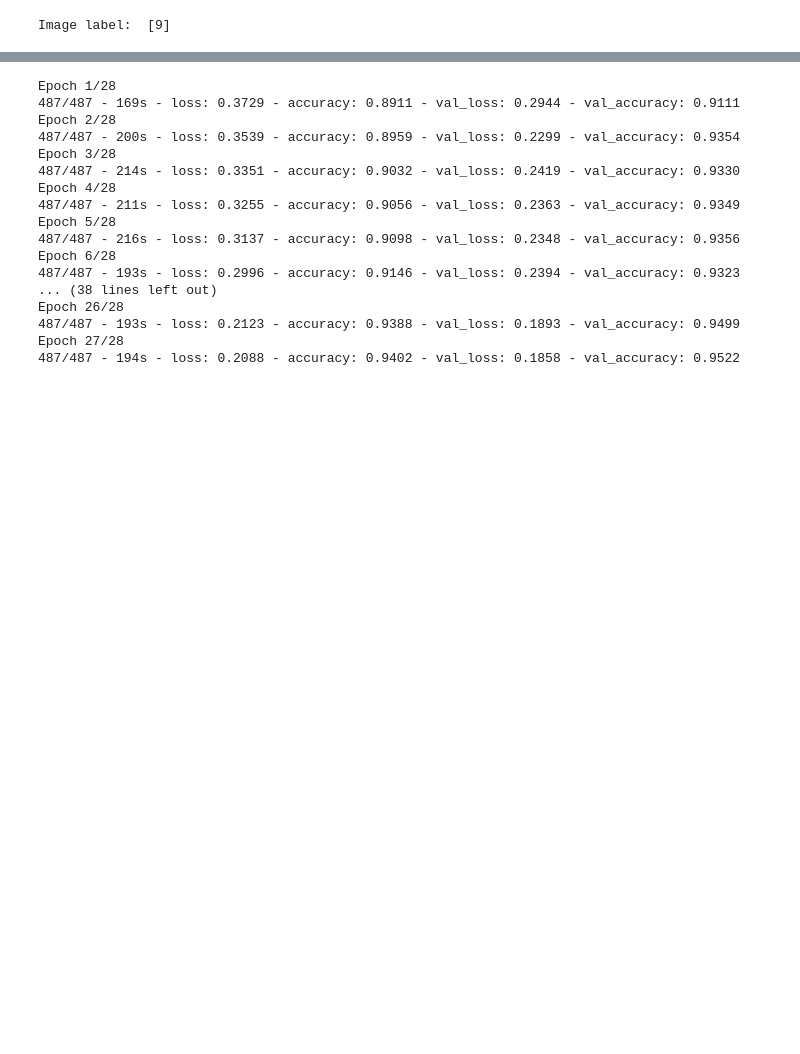
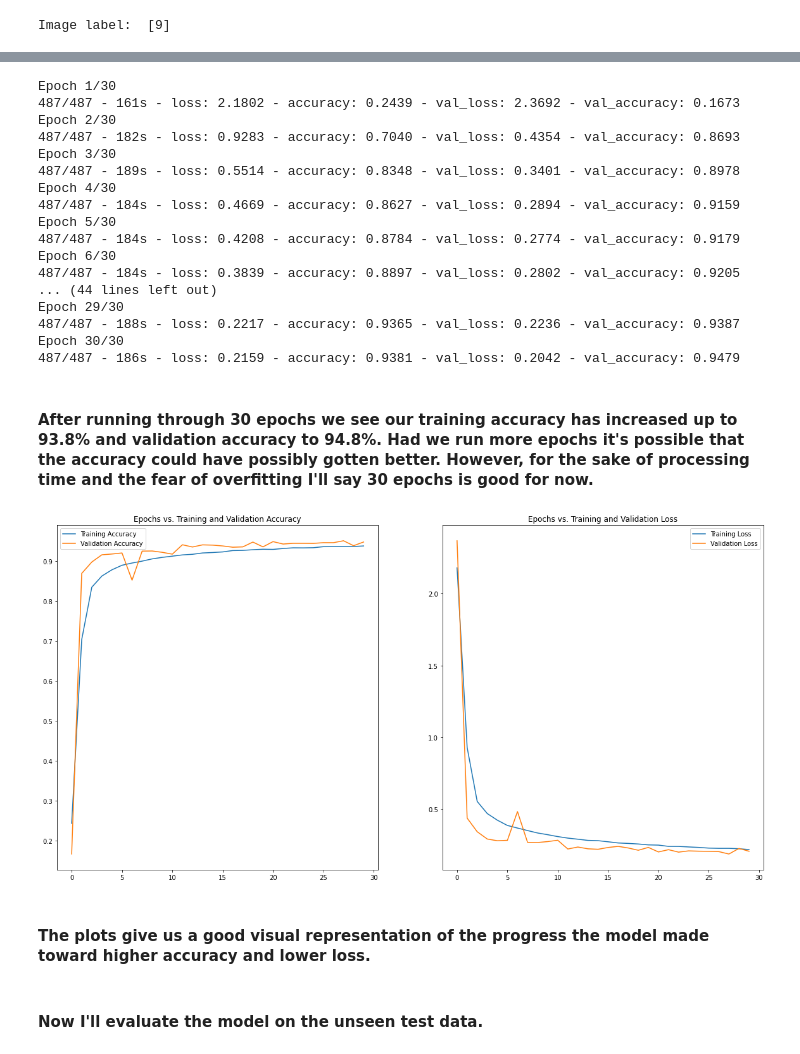
Before and after one commit to jabsneve/Computer_Vision_Capstone, a Jupyter notebook: Notebooks/CV Modeling.ipynb, the cells around one changed output, grey strips where cells are left out. Drawn from its saved outputs; the diff is of its cells as text; code cells hidden in the pictures; blank space fills up the shorter version.

```diff
--- a/Notebooks/CV Modeling.ipynb
+++ b/Notebooks/CV Modeling.ipynb
@@ -119,26 +287,60 @@ Trainable params: 555,690
 Non-trainable params: 896
 _________________________________________________________________
 # %%
-report = model.fit(datagen.flow(X_train, y_train, batch_size=128),
-                   epochs=28,
+report = model.fit(augdata.flow(X_train, y_train, batch_size=128),
+                   epochs=30,
                    validation_data=(X_valid, y_valid),
+                   # added early stopping callback to reduce overfitting
                    callbacks=[early_stopping],
                    verbose=2)
 # %% [output]
-Epoch 1/28
-487/487 - 169s - loss: 0.3729 - accuracy: 0.8911 - val_loss: 0.2944 - val_accuracy: 0.9111
-Epoch 2/28
-487/487 - 200s - loss: 0.3539 - accuracy: 0.8959 - val_loss: 0.2299 - val_accuracy: 0.9354
-Epoch 3/28
-487/487 - 214s - loss: 0.3351 - accuracy: 0.9032 - val_loss: 0.2419 - val_accuracy: 0.9330
-Epoch 4/28
-487/487 - 211s - loss: 0.3255 - accuracy: 0.9056 - val_loss: 0.2363 - val_accuracy: 0.9349
-Epoch 5/28
-487/487 - 216s - loss: 0.3137 - accuracy: 0.9098 - val_loss: 0.2348 - val_accuracy: 0.9356
-Epoch 6/28
-487/487 - 193s - loss: 0.2996 - accuracy: 0.9146 - val_loss: 0.2394 - val_accuracy: 0.9323
-... (38 lines left out)
-Epoch 26/28
-487/487 - 193s - loss: 0.2123 - accuracy: 0.9388 - val_loss: 0.1893 - val_accuracy: 0.9499
-Epoch 27/28
-487/487 - 194s - loss: 0.2088 - accuracy: 0.9402 - val_loss: 0.1858 - val_accuracy: 0.9522
+Epoch 1/30
+487/487 - 161s - loss: 2.1802 - accuracy: 0.2439 - val_loss: 2.3692 - val_accuracy: 0.1673
+Epoch 2/30
+487/487 - 182s - loss: 0.9283 - accuracy: 0.7040 - val_loss: 0.4354 - val_accuracy: 0.8693
+Epoch 3/30
+487/487 - 189s - loss: 0.5514 - accuracy: 0.8348 - val_loss: 0.3401 - val_accuracy: 0.8978
+Epoch 4/30
+487/487 - 184s - loss: 0.4669 - accuracy: 0.8627 - val_loss: 0.2894 - val_accuracy: 0.9159
+Epoch 5/30
+487/487 - 184s - loss: 0.4208 - accuracy: 0.8784 - val_loss: 0.2774 - val_accuracy: 0.9179
+Epoch 6/30
+487/487 - 184s - loss: 0.3839 - accuracy: 0.8897 - val_loss: 0.2802 - val_accuracy: 0.9205
+... (44 lines left out)
+Epoch 29/30
+487/487 - 188s - loss: 0.2217 - accuracy: 0.9365 - val_loss: 0.2236 - val_accuracy: 0.9387
+Epoch 30/30
+487/487 - 186s - loss: 0.2159 - accuracy: 0.9381 - val_loss: 0.2042 - val_accuracy: 0.9479
+# %% [markdown]
+#### After running through 30 epochs we see our training accuracy has increased up to 93.8% and validation accuracy to 94.8%. Had we run more epochs it's possible that the accuracy could have possibly gotten better. However, for the sake of processing time and the fear of overfitting I'll say 30 epochs is good for now.
+# %%
+# report the results of the model on the training and validation sets
+
+train_accuracy = report.history['accuracy']
+valid_accuracy = report.history['val_accuracy']
+
+train_loss = report.history['loss']
+valid_loss = report.history['val_loss']
+# %%
+# visualize the epochs vs. train and validation accuracy and loss
+
+plt.figure(figsize=(20,10))
+plt.subplot(1,2,1)
+plt.plot(train_accuracy, label='Training Accuracy')
+plt.plot(valid_accuracy, label='Validation Accuracy')
+plt.legend()
+plt.title('Epochs vs. Training and Validation Accuracy')
+
+plt.subplot(1,2,2)
+plt.plot(train_loss, label='Training Loss')
+plt.plot(valid_loss, label='Validation Loss')
+plt.legend()
+plt.title('Epochs vs. Training and Validation Loss')
+
+plt.show()
+# %% [output]
+[figure, added]
+# %% [markdown]
+#### The plots give us a good visual representation of the progress the model made toward higher accuracy and lower loss.
+# %% [markdown]
+#### Now I'll evaluate the model on the unseen test data.
```
Also changed, not shown: parts of 22 cells of this notebook.
